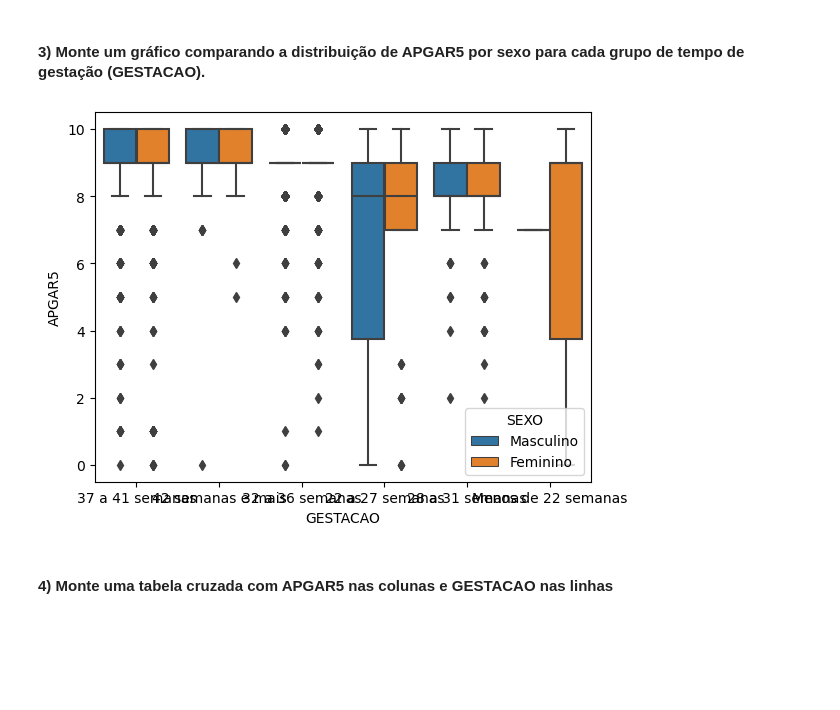
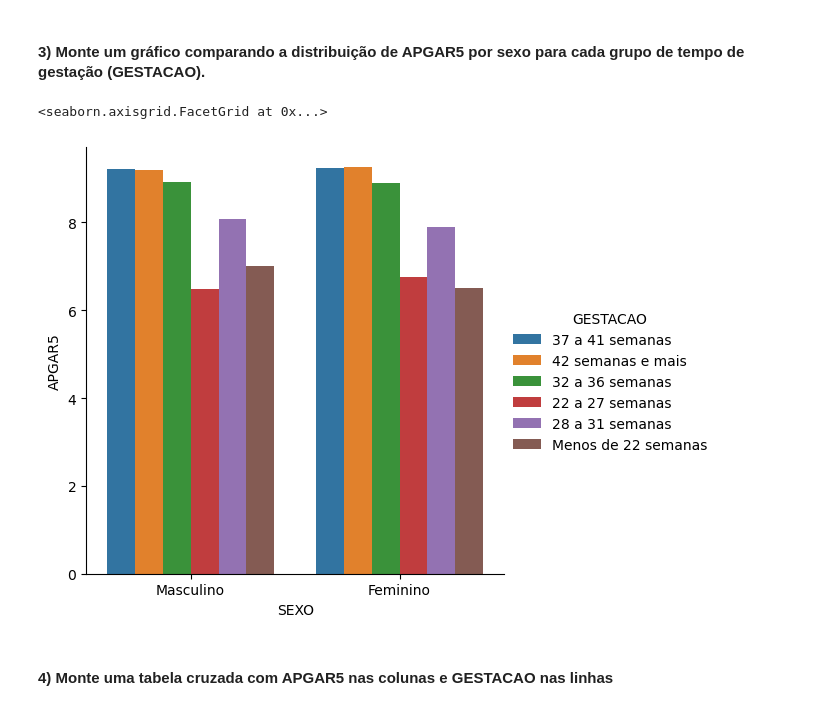
Before and after one commit to DaniloGomezzz/PCD, a Jupyter notebook: PCD - Mod3 - Pratique3.ipynb, the cells around one changed output. Cells and saved outputs as stored; diff of their text form; code cells hidden in the pictures; blank space fills up the shorter version.

```diff
--- a/PCD - Mod3 - Pratique3.ipynb
+++ b/PCD - Mod3 - Pratique3.ipynb
@@ -56,9 +56,18 @@ df[['APGAR5', 'GESTACAO', 'SEXO', 'asfixia']]
 # %% [markdown]
 #### 3) Monte um gráfico comparando a distribuição de APGAR5 por sexo para cada grupo de tempo de gestação (GESTACAO).
 # %%
-ax = sns.boxplot(data = df, y="APGAR5", x="GESTACAO", orient="v", hue='SEXO')
+# ax = sns.boxplot(data = df, y="APGAR5", x="GESTACAO", orient="v", hue='SEXO')
+# plt.xticks(rotation = 90)
+
+
+sns.catplot(x = 'SEXO', y = 'APGAR5',
+           hue = 'GESTACAO',
+           kind = 'bar',
+           data = df,
+           errorbar = None)
 # %% [output]
+<seaborn.axisgrid.FacetGrid at 0x...>
-[figure, old version]
+[figure, new version]
 # %% [markdown]
 ####  4) Monte uma tabela cruzada com APGAR5 nas colunas e GESTACAO nas linhas
 # %%
```
Also changed, not shown: parts of 1 cell of this notebook.
